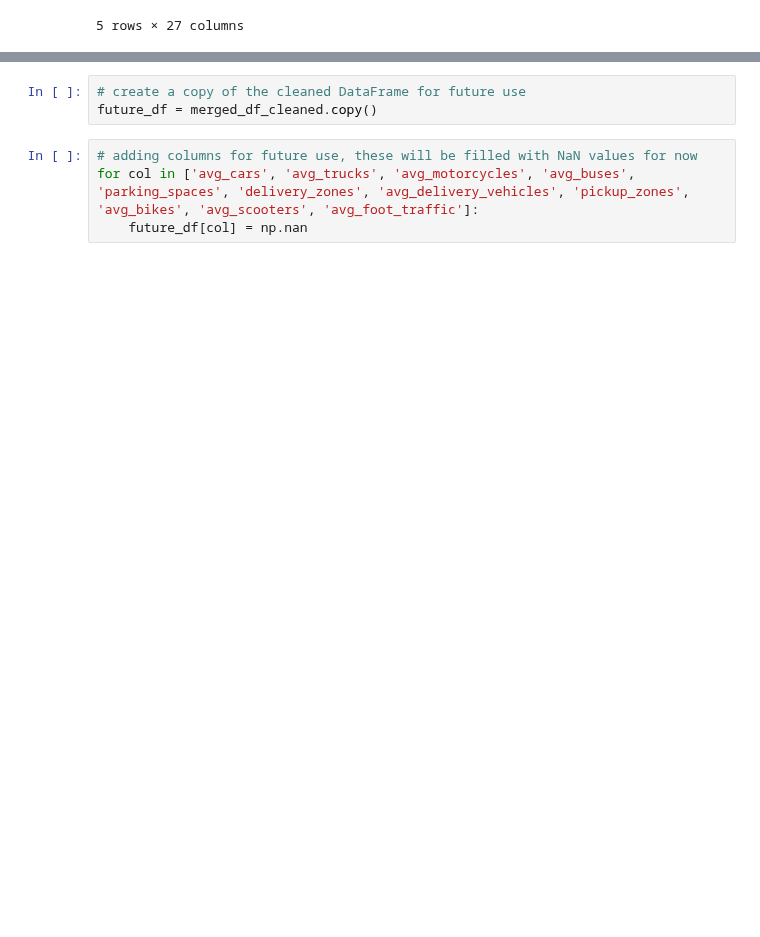
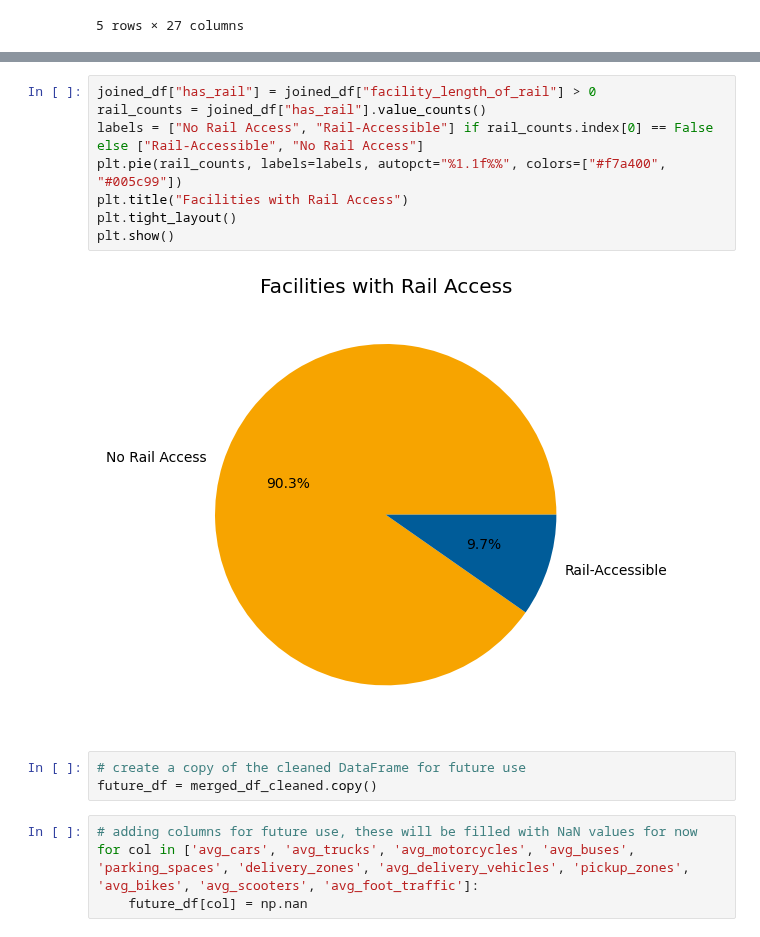
Before and after one commit to Mikes-Design/ky_traffic_analytics, a Jupyter notebook: worked_data/work.ipynb, the cells around one changed output, grey strips where cells are left out. Saved outputs shown, nothing was run; the diff lists cells and outputs as text; blank space fills up the shorter version.

```diff
--- a/worked_data/work.ipynb
+++ b/worked_data/work.ipynb
@@ -1273,3 +1340,13 @@ merged_df_cleaned.head()
+# %%
+joined_df["has_rail"] = joined_df["facility_length_of_rail"] > 0
+rail_counts = joined_df["has_rail"].value_counts()
+labels = ["No Rail Access", "Rail-Accessible"] if rail_counts.index[0] == False else ["Rail-Accessible", "No Rail Access"]
+plt.pie(rail_counts, labels=labels, autopct="%1.1f%%", colors=["#f7a400", "#005c99"])
+plt.title("Facilities with Rail Access")
+plt.tight_layout()
+plt.show()
+# %% [output]
+[figure, added]
 # %%
 # create a copy of the cleaned DataFrame for future use
 future_df = merged_df_cleaned.copy()
```
Also changed, not shown: parts of 6 cells of this notebook, 1 other file.
